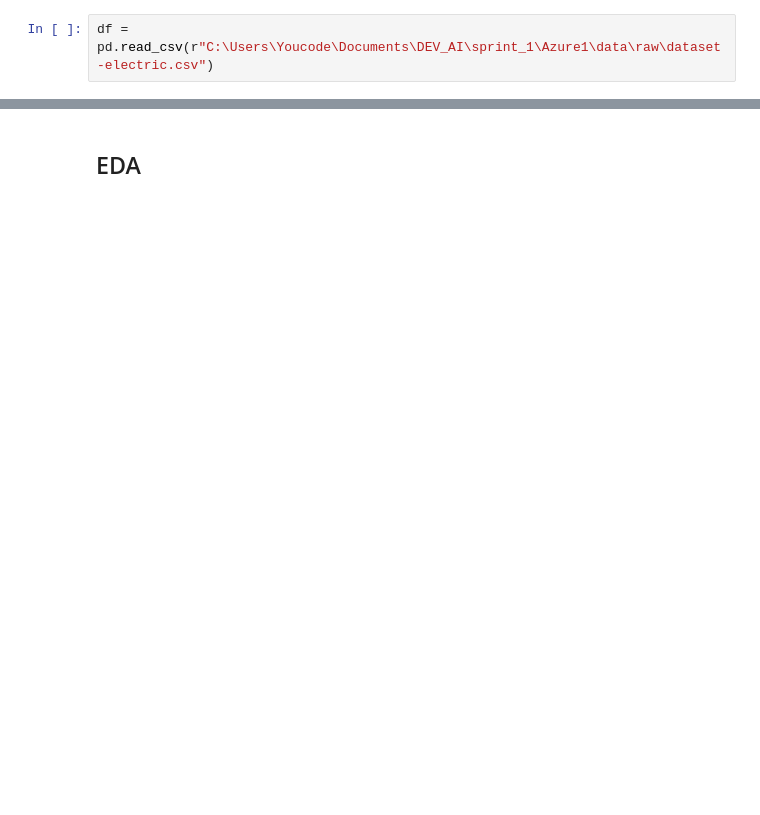
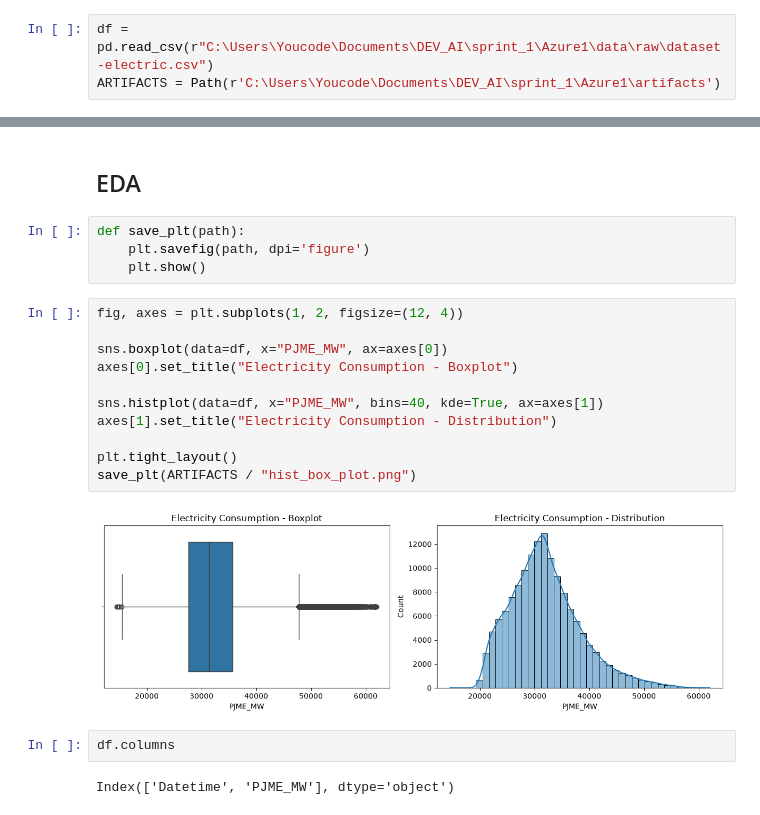
Before and after one commit to redel-byte/Azure1, a Jupyter notebook: notebooks/workflow.ipynb, the cells around one changed output, grey strips where cells are left out. Drawn from its saved outputs; the diff is of its cells as text; blank space fills up the shorter version.

```diff
--- a/notebooks/workflow.ipynb
+++ b/notebooks/workflow.ipynb
@@ -10,6 +15,7 @@ import seaborn as sns
 ### load dataset
 # %%
 df = pd.read_csv(r"C:\Users\Youcode\Documents\DEV_AI\sprint_1\Azure1\data\raw\dataset-electric.csv")
+ARTIFACTS = Path(r'C:\Users\Youcode\Documents\DEV_AI\sprint_1\Azure1\artifacts')
 # %%
 df["Datetime"] = pd.to_datetime(df["Datetime"],errors="coerce",format="%Y-%m-%d %H:%M:%S")
 # %%
@@ -69,2 +94,23 @@ Invalid consumption: 0
 # %% [markdown]
 ## EDA
+# %%
+def save_plt(path):
+    plt.savefig(path, dpi='figure')
+    plt.show()
+# %%
+fig, axes = plt.subplots(1, 2, figsize=(12, 4))
+
+sns.boxplot(data=df, x="PJME_MW", ax=axes[0])
+axes[0].set_title("Electricity Consumption - Boxplot")
+
+sns.histplot(data=df, x="PJME_MW", bins=40, kde=True, ax=axes[1])
+axes[1].set_title("Electricity Consumption - Distribution")
+
+plt.tight_layout()
+save_plt(ARTIFACTS / "hist_box_plot.png")
+# %% [output]
+[figure, added]
+# %%
+df.columns
+# %% [output]
+Index(['Datetime', 'PJME_MW'], dtype='object')
```
Also changed, not shown: parts of 28 cells of this notebook, 8 other files.
